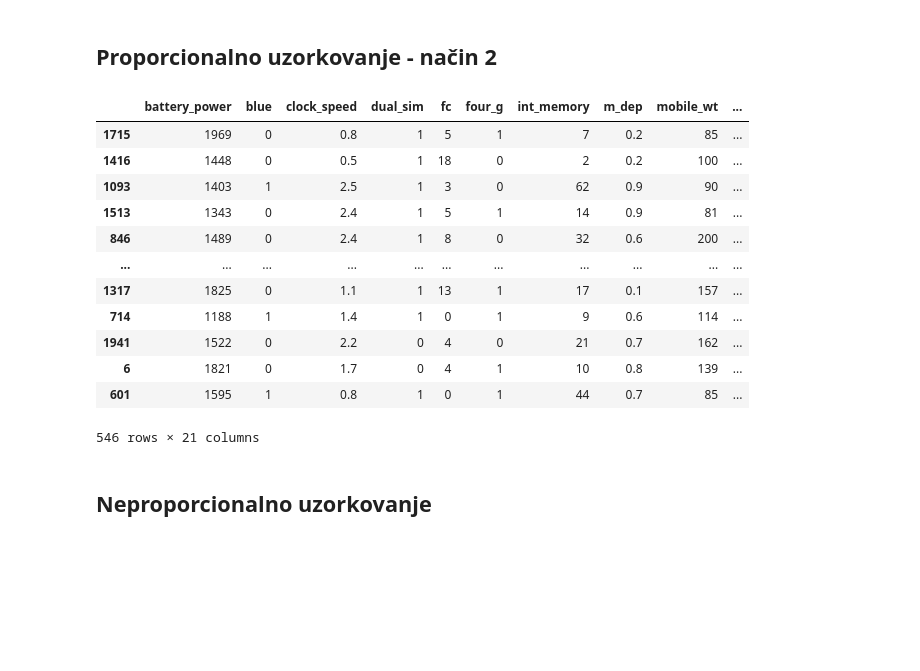
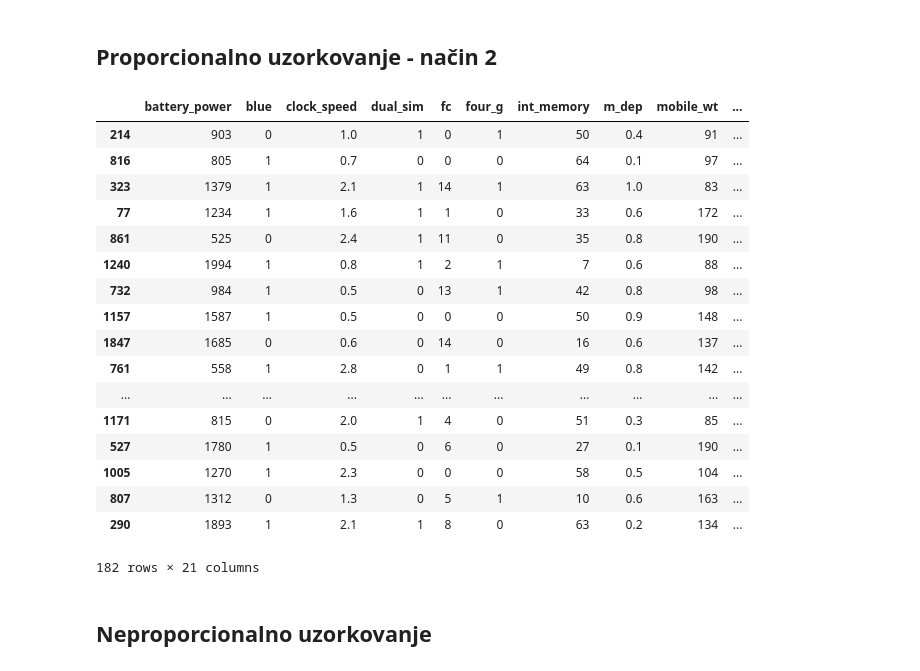
Before and after one commit to Katarina1998/stratifikovani, a Jupyter notebook: Katarina.ipynb, the cells around one changed output. Cells and saved outputs as stored; diff of their text form; code cells hidden in the pictures; blank space fills up the shorter version.

```diff
--- a/Katarina.ipynb
+++ b/Katarina.ipynb
@@ -525,21 +530,26 @@ display(df_uzorak)
 # %% [markdown]
 ## Proporcionalno uzorkovanje - način 2
 # %%
-df.groupby('price_range', group_keys=False).apply(lambda x: x.sample(frac=0.3))
+df.groupby('price_range', group_keys=False).apply(lambda x: x.sample(frac=0.1))
 # %% [output]
 |  | battery_power | blue | clock_speed | dual_sim | fc | four_g | int_memory | m_dep | mobile_wt | ... |
-| 1715 | 1969 | 0 | 0.8 | 1 | 5 | 1 | 7 | 0.2 | 85 | ... |
-| 1416 | 1448 | 0 | 0.5 | 1 | 18 | 0 | 2 | 0.2 | 100 | ... |
-| 1093 | 1403 | 1 | 2.5 | 1 | 3 | 0 | 62 | 0.9 | 90 | ... |
-| 1513 | 1343 | 0 | 2.4 | 1 | 5 | 1 | 14 | 0.9 | 81 | ... |
-| 846 | 1489 | 0 | 2.4 | 1 | 8 | 0 | 32 | 0.6 | 200 | ... |
+| 214 | 903 | 0 | 1.0 | 1 | 0 | 1 | 50 | 0.4 | 91 | ... |
+| 816 | 805 | 1 | 0.7 | 0 | 0 | 0 | 64 | 0.1 | 97 | ... |
+| 323 | 1379 | 1 | 2.1 | 1 | 14 | 1 | 63 | 1.0 | 83 | ... |
+| 77 | 1234 | 1 | 1.6 | 1 | 1 | 0 | 33 | 0.6 | 172 | ... |
+| 861 | 525 | 0 | 2.4 | 1 | 11 | 0 | 35 | 0.8 | 190 | ... |
+| 1240 | 1994 | 1 | 0.8 | 1 | 2 | 1 | 7 | 0.6 | 88 | ... |
+| 732 | 984 | 1 | 0.5 | 0 | 13 | 1 | 42 | 0.8 | 98 | ... |
+| 1157 | 1587 | 1 | 0.5 | 0 | 0 | 0 | 50 | 0.9 | 148 | ... |
+| 1847 | 1685 | 0 | 0.6 | 0 | 14 | 0 | 16 | 0.6 | 137 | ... |
+| 761 | 558 | 1 | 2.8 | 0 | 1 | 1 | 49 | 0.8 | 142 | ... |
 | ... | ... | ... | ... | ... | ... | ... | ... | ... | ... | ... |
-| 1317 | 1825 | 0 | 1.1 | 1 | 13 | 1 | 17 | 0.1 | 157 | ... |
-| 714 | 1188 | 1 | 1.4 | 1 | 0 | 1 | 9 | 0.6 | 114 | ... |
-| 1941 | 1522 | 0 | 2.2 | 0 | 4 | 0 | 21 | 0.7 | 162 | ... |
-| 6 | 1821 | 0 | 1.7 | 0 | 4 | 1 | 10 | 0.8 | 139 | ... |
-| 601 | 1595 | 1 | 0.8 | 1 | 0 | 1 | 44 | 0.7 | 85 | ... |
+| 1171 | 815 | 0 | 2.0 | 1 | 4 | 0 | 51 | 0.3 | 85 | ... |
+| 527 | 1780 | 1 | 0.5 | 0 | 6 | 0 | 27 | 0.1 | 190 | ... |
+| 1005 | 1270 | 1 | 2.3 | 0 | 0 | 0 | 58 | 0.5 | 104 | ... |
+| 807 | 1312 | 0 | 1.3 | 0 | 5 | 1 | 10 | 0.6 | 163 | ... |
+| 290 | 1893 | 1 | 2.1 | 1 | 8 | 0 | 63 | 0.2 | 134 | ... |
-546 rows × 21 columns
+182 rows × 21 columns
 # %% [markdown]
 ## Neproporcionalno uzorkovanje
 # %%
```
Also changed, not shown: parts of 11 cells of this notebook.
